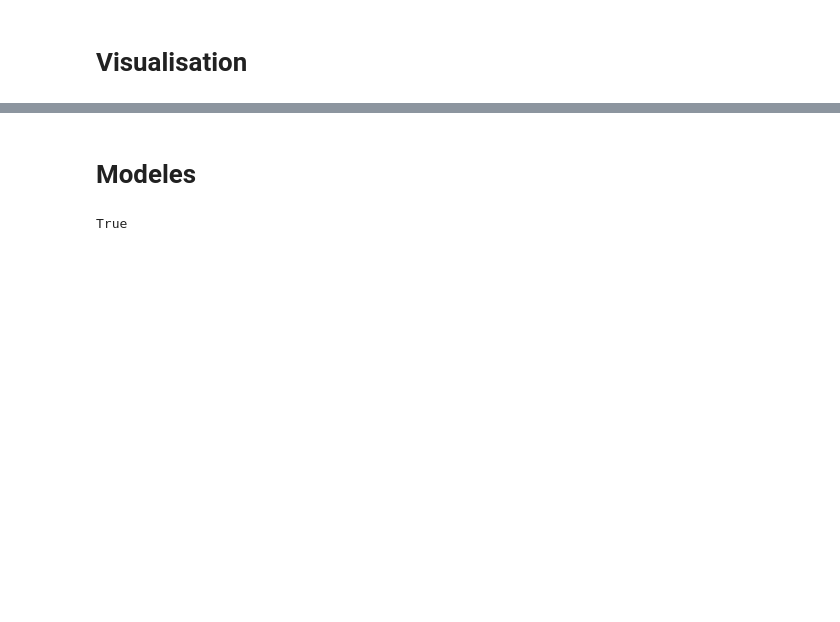
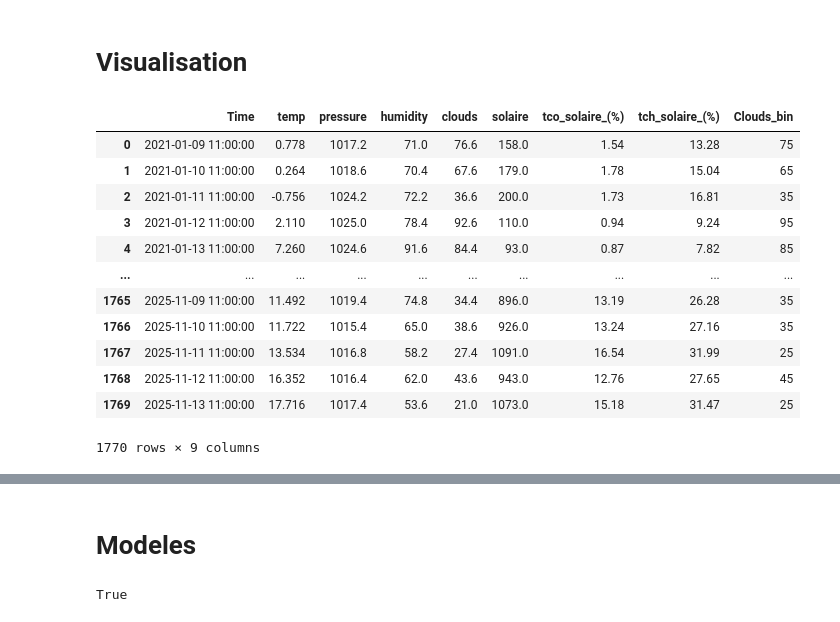
Before and after one commit to Sheikoh/REnergies_efficiency_prediction, a Jupyter notebook: code/02_Modeles/openweather_models.ipynb, the cells around one changed output, grey strips where cells are left out. Drawn from its saved outputs; the diff is of its cells as text; code cells hidden in the pictures; blank space fills up the shorter version.

```diff
--- a/code/02_Modeles/openweather_models.ipynb
+++ b/code/02_Modeles/openweather_models.ipynb
@@ -68,6 +58,22 @@ px.scatter(merged_data, x='clouds', y='tch_solaire_(%)', trendline='ols')
 px.scatter(merged_data, x='humidity', y='tch_solaire_(%)', trendline='ols')
 # %%
 px.scatter(merged_data, x='temp', y='tch_solaire_(%)', trendline='ols')
+# %%
+merged_data
+# %% [output]
+|  | Time | temp | pressure | humidity | clouds | solaire | tco_solaire_(%) | tch_solaire_(%) | Clouds_bin |
+| 0 | 2021-01-09 11:00:00 | 0.778 | 1017.2 | 71.0 | 76.6 | 158.0 | 1.54 | 13.28 | 75 |
+| 1 | 2021-01-10 11:00:00 | 0.264 | 1018.6 | 70.4 | 67.6 | 179.0 | 1.78 | 15.04 | 65 |
+| 2 | 2021-01-11 11:00:00 | -0.756 | 1024.2 | 72.2 | 36.6 | 200.0 | 1.73 | 16.81 | 35 |
+| 3 | 2021-01-12 11:00:00 | 2.110 | 1025.0 | 78.4 | 92.6 | 110.0 | 0.94 | 9.24 | 95 |
+| 4 | 2021-01-13 11:00:00 | 7.260 | 1024.6 | 91.6 | 84.4 | 93.0 | 0.87 | 7.82 | 85 |
+| ... | ... | ... | ... | ... | ... | ... | ... | ... | ... |
+| 1765 | 2025-11-09 11:00:00 | 11.492 | 1019.4 | 74.8 | 34.4 | 896.0 | 13.19 | 26.28 | 35 |
+| 1766 | 2025-11-10 11:00:00 | 11.722 | 1015.4 | 65.0 | 38.6 | 926.0 | 13.24 | 27.16 | 35 |
+| 1767 | 2025-11-11 11:00:00 | 13.534 | 1016.8 | 58.2 | 27.4 | 1091.0 | 16.54 | 31.99 | 25 |
+| 1768 | 2025-11-12 11:00:00 | 16.352 | 1016.4 | 62.0 | 43.6 | 943.0 | 12.76 | 27.65 | 45 |
+| 1769 | 2025-11-13 11:00:00 | 17.716 | 1017.4 | 53.6 | 21.0 | 1073.0 | 15.18 | 31.47 | 25 |
+1770 rows × 9 columns
 # %%
 merged_data['Clouds_bin'] = pd.cut(merged_data['clouds'], bins=10, labels=range(5,100,10))
 sns.lineplot(merged_data, x='Clouds_bin', y='tch_solaire_(%)', errorbar=('se',1.68))
```
Also changed, not shown: parts of 8 cells of this notebook, 3 other files.
